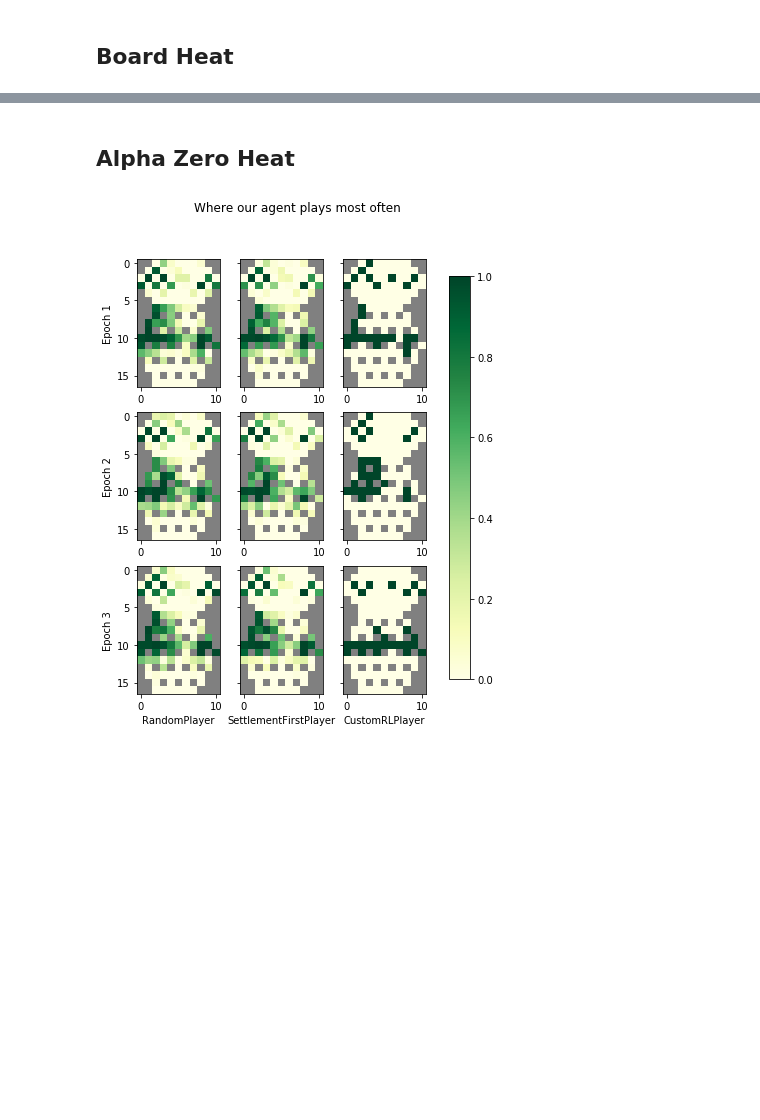
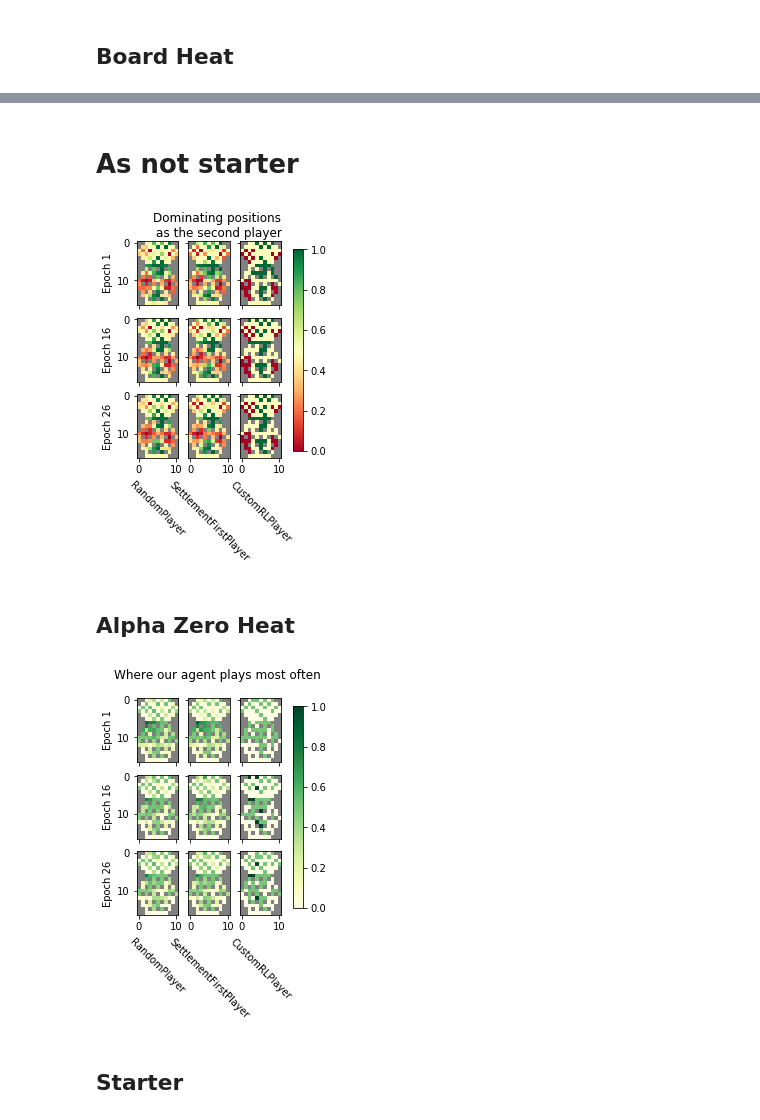
Before and after one commit to JeroenPeterBos/alpha-zero-general, a Jupyter notebook: catan/notebooks/Visualization.ipynb, the cells around one changed output, grey strips where cells are left out. Saved outputs shown, nothing was run; the diff lists cells and outputs as text; code cells hidden in the pictures; blank space fills up the shorter version.

```diff
--- a/catan/notebooks/Visualization.ipynb
+++ b/catan/notebooks/Visualization.ipynb
@@ -10,7 +10,7 @@ from matplotlib import cm
 import matplotlib.pyplot as plt
 import numpy as np
 # %%
-with open('./compare_result_3_final.json') as json_file:
+with open('./compare_result_26.json') as json_file:
     result = json.load(json_file)
 # %%
 all_epochs = [int(x) for x in result.keys()]
@@ -137,11 +230,11 @@ BOARD_MASK = np.array([
         [0, 0, 1, 1, 1, 1, 1, 1, 0, 0, 0],
     ])
 # %%
-f, axes = plt.subplots(3, 3, sharey=True, figsize=(6, 8))
+f, axes = plt.subplots(3, 3, sharey=True, sharex=True, figsize=(3, 4))
 cmap = viridis = cm.get_cmap('RdYlGn')
 cmap.set_bad(color='grey')
 
-epochs = [1, (max_epoch + 1) // 2, max_epoch]
+epochs = [1, middle_epoch, max_epoch]
 opponents = ['RandomPlayer', 'SettlementFirstPlayer', 'CustomRLPlayer']
 
 for epoch, axs in zip(epochs, axes):
@@ -156,14 +249,14 @@ for epoch, axs in zip(epochs, axes):
         im = ax.imshow(a / BOARD_MASK, cmap=cmap, interpolation='nearest', vmin=0, vmax=1)
 
 for opponent, i in zip(opponents, range(3)):
-    axes[-1][i].set_xlabel(opponent)
+    axes[-1][i].set_xlabel(opponent, rotation=-45)
 
 
 f.subplots_adjust(right=0.8)
 cbar_ax = f.add_axes([0.85, 0.15, 0.05, 0.7])
 cbar = f.colorbar(im, cax=cbar_ax)
 
-_ = f.suptitle("Where our agent plays compared to the opponent")
+_ = f.suptitle("Dominating positions")
 
 f.savefig('./board_heat.svg', format='svg')
 # %% [output]
@@ -171,32 +299,69 @@ f.savefig('./board_heat.svg', format='svg')
+# %% [markdown]
+# As not starter
+# %%
+f, axes = plt.subplots(3, 3, sharey=True, sharex=True, figsize=(3, 4))
+cmap = viridis = cm.get_cmap('RdYlGn')
+cmap.set_bad(color='grey')
+
+epochs = [1, middle_epoch, max_epoch]
+opponents = ['RandomPlayer', 'SettlementFirstPlayer', 'CustomRLPlayer']
+
+for epoch, axs in zip(epochs, axes):
+    axs[0].set_ylabel(f'Epoch {epoch}')
+    for opponent, ax in zip(opponents, axs):
+        a = np.mean(np.array([
+            g['board']
+            for g in result[str(epoch)][opponent]
+            if not g['starter']
+        ]), axis=0)
+        a += 1
+        a /= 2
+        im = ax.imshow(a / BOARD_MASK, cmap=cmap, interpolation='nearest', vmin=0, vmax=1)
+
+for opponent, i in zip(opponents, range(3)):
+    axes[-1][i].set_xlabel(opponent, rotation=-45)
+
+
+f.subplots_adjust(right=0.8)
+cbar_ax = f.add_axes([0.85, 0.15, 0.05, 0.7])
+cbar = f.colorbar(im, cax=cbar_ax)
+
+_ = f.suptitle("Dominating positions\n as the second player")
+
+f.savefig('./board_heat_not_starter.svg', format='svg')
+# %% [output]
+[figure, added]
 # %% [markdown]
 ## Alpha Zero Heat
 # %%
-f, axes = plt.subplots(3, 3, sharey=True, figsize=(6, 8))
+f, axes = plt.subplots(3, 3, sharey=True, sharex=True, figsize=(3, 4))
 
 cmap = viridis = cm.get_cmap('YlGn')
 cmap.set_bad(color='grey')
 
 for epoch, axs in zip(epochs, axes):
     axs[0].set_ylabel(f'Epoch {epoch}')
     for opponent, ax in zip(opponents, axs):
         a = np.array([
             g['board']
             for g in result[str(epoch)][opponent]
         ])
         a *= a > 0
         a = np.mean(a, axis=0)
         im = ax.imshow(a / BOARD_MASK, cmap='YlGn', interpolation='nearest', vmin=0, vmax=1)
 
 for opponent, i in zip(opponents, range(3)):
-    axes[-1][i].set_xlabel(opponent)
+    axes[-1][i].set_xlabel(opponent, rotation=-45)
 
 
 f.subplots_adjust(right=0.8)
 cbar_ax = f.add_axes([0.85, 0.15, 0.05, 0.7])
 _ = f.colorbar(im, cax=cbar_ax)
 
 _ = f.suptitle("Where our agent plays most often")
 
 f.savefig('./az_heat.svg', format='svg')
 # %% [output]
-[figure, old version]
+[figure, new version]
+# %% [markdown]
+## Starter
```
Also changed, not shown: parts of 24 cells of this notebook, 1 other file.
